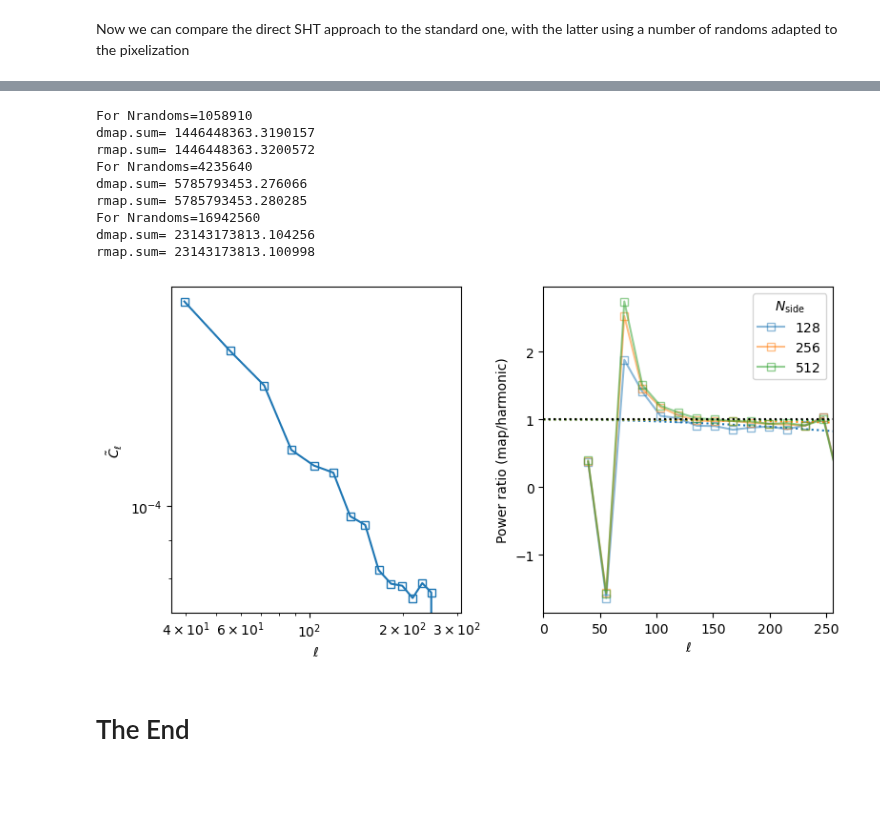
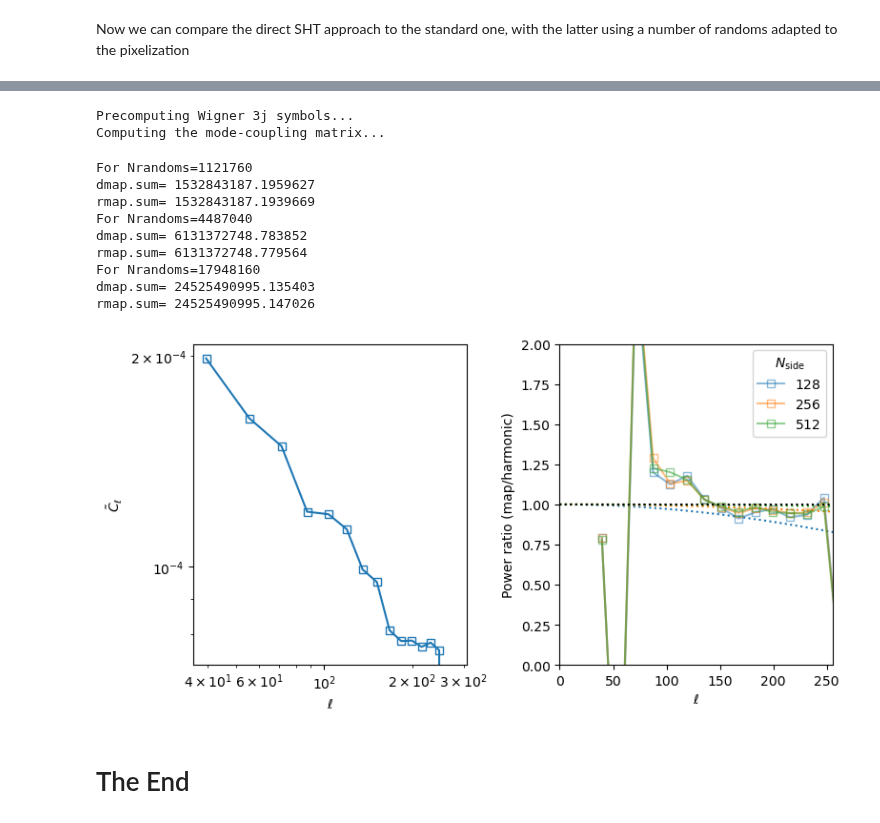
Before and after one commit to martinjameswhite/directsht, a Jupyter notebook: notebooks/analyzing_mocks.ipynb, the cells around one changed output, grey strips where cells are left out. Cells and saved outputs as stored; diff of their text form; code cells hidden in the pictures; blank space fills up the shorter version.

```diff
--- a/notebooks/analyzing_mocks.ipynb
+++ b/notebooks/analyzing_mocks.ipynb
@@ -33,7 +33,7 @@ We start by generating two points sets: the data catalog (from a lognormal model
 nveto = 10
 tveto = np.arccos( rng.uniform(low=-0.5,high=0.5,size=nveto) )
 pveto = rng.uniform(low=np.pi/2,high=3*np.pi/2,size=nveto)
-rveto = np.ones_like(tveto) * 0.995
+rveto = np.ones_like(tveto) * 0.999
 # and convert these into 3D unit vectors
 nveto = np.zeros( (nveto,3) )
 nveto[:,0] = np.sin(tveto)*np.cos(pveto)
@@ -335,7 +366,7 @@ factor = 30 # The ratio of randoms to pixels
 # %%
 # Let's save ourselves some time by using the same W_l irrespective of the number of randoms
 # To give ourselves the best chance, compute this at high resolution.
-nrand = 100*ndata
+nrand = int(factor*hp.nside2npix(512)*fsky)
 trand,prand,wrand = generate_randoms(nrand)
 trand,prand,wrand = veto_points(trand,prand,wrand,nveto,rveto)
 nrand  = len(trand)
@@ -345,7 +376,6 @@ wrand *= np.sum(wdata)/np.sum(wrand)
 rmap = make_map(trand,prand,wrand,512)
 map_mask = np.zeros_like(rmap)
 map_mask[rmap>0] = 1.0
-# Measure the W_l
+# Measure the W_l and trim it to the same size as our direct W_l.
 wl_maplevel = hp.anafast(map_mask)
-# and make a mode-decoupling object to go with it.
-MD2 = MaskDeconvolution(Nl+buffer_ells,wl_maplevel)
+wl_maplevel = wl_maplevel[:wl.size]
@@ -355,3 +404,9 @@ Computing the mode-coupling matrix...
+# %%
+# Make a mode-decoupling object to go with the mask.
+MD2 = MaskDeconvolution(Nl+buffer_ells,wl_maplevel)
+# %% [output]
+Precomputing Wigner 3j symbols...
+Computing the mode-coupling matrix...
 # %%
 fig,ax = plt.subplots(1,2,sharey=False,figsize=(8,4.2))
 #
@@ -373,43 +428,43 @@ for nside in [128,256,512]:
     #
     print("dmap.sum=",np.sum(dmap))
     print("rmap.sum=",np.sum(rmap))
     # Remove pixels where we have data but no randoms,
     # then generate the 1+delta field.
     dmap[rmap<=0]=0.0
     dmap = dmap/(rmap+1e-30)
     cl_via_map = hp.anafast(dmap)
     #
     # Deconvolve the mask
     binned_ells,mdel_decoupled = MD2(cl_via_map,bins)
     binned_ells,mdel_decoupled = binned_ells[Ndiscard:-Ndiscard],mdel_decoupled[Ndiscard:-Ndiscard]
     #
     ratio= hdif_decoupled/mdel_decoupled
     pixwn= hp.pixwin(nside)
     #
     ax[1].plot(binned_ells,ratio,'s-',color='C'+str(icol),alpha=0.5,\
                mfc='None',label='${:4d}$'.format(nside))
     ax[1].plot(np.arange(pixwn.size),pixwn,ls=':',color='C'+str(icol))
     icol = (icol+1)%10
 ax[1].axhline(1.0,ls=':',color='k')
 ax[1].set_ylabel(r'Power ratio (map/harmonic)')
 ax[1].legend(title=r'$N_{\rm side}$')
-#ax[1].set_ylim(0.9,1.1)
+ax[1].set_ylim(0.0,2.0)
 ax[1].set_yscale('linear')
 ax[1].set_xlabel(r'$\ell$')
 ax[1].set_xlim([0,Nl])
 #
 plt.tight_layout()
 #plt.savefig('compare_pipelines.pdf')
 # %% [output]
-For Nrandoms=1058910
-dmap.sum= 1446448363.3190157
-rmap.sum= 1446448363.3200572
-For Nrandoms=4235640
-dmap.sum= 5785793453.276066
-rmap.sum= 5785793453.280285
-For Nrandoms=16942560
-dmap.sum= 23143173813.104256
-rmap.sum= 23143173813.100998
+For Nrandoms=1121760
+dmap.sum= 1532843187.1959627
+rmap.sum= 1532843187.1939669
+For Nrandoms=4487040
+dmap.sum= 6131372748.783852
+rmap.sum= 6131372748.779564
+For Nrandoms=17948160
+dmap.sum= 24525490995.135403
+rmap.sum= 24525490995.147026
-[figure, old version]
+[figure, new version]
 # %% [markdown]
 # The End
```
Also changed, not shown: parts of 16 cells of this notebook.
